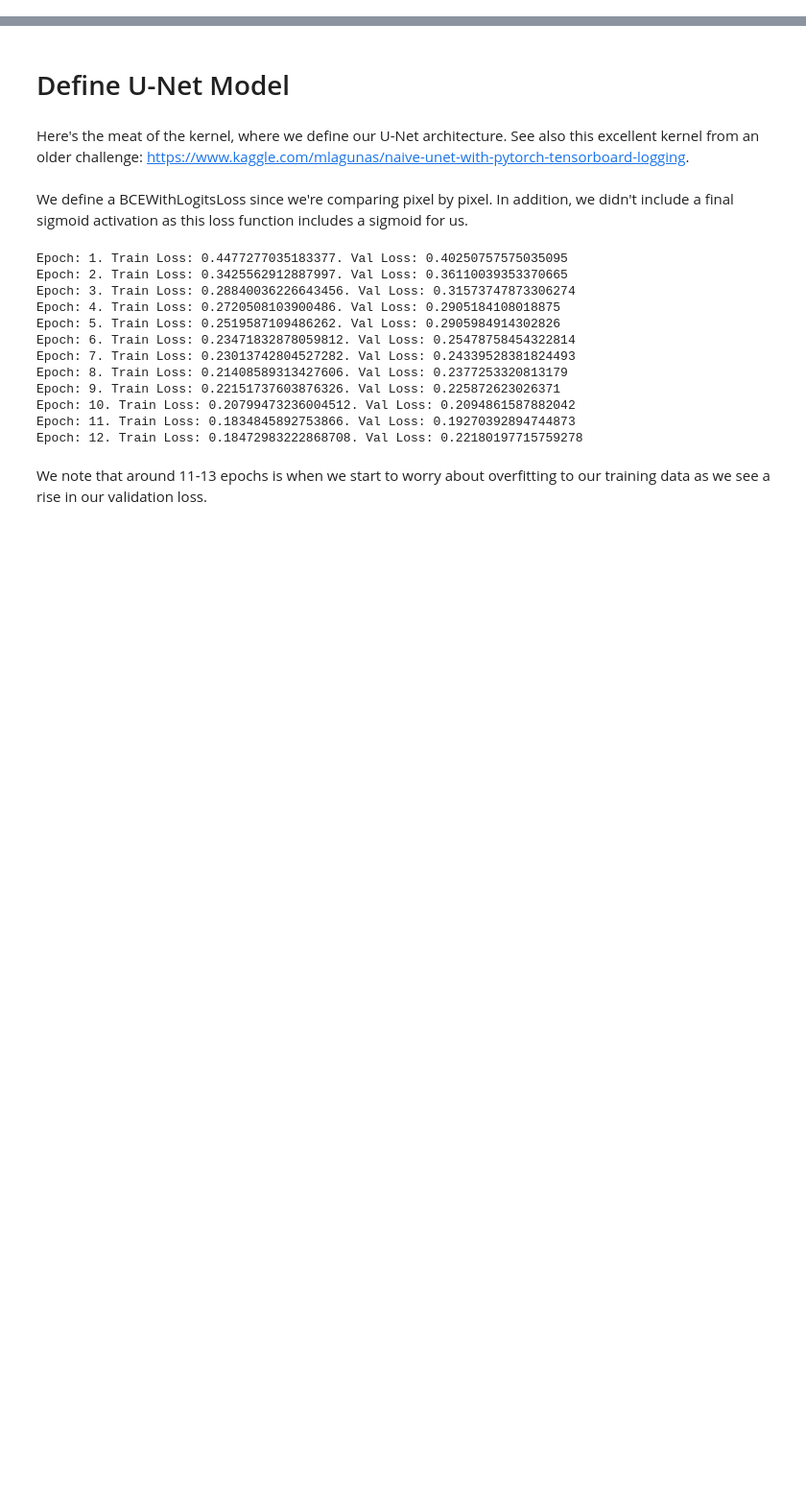
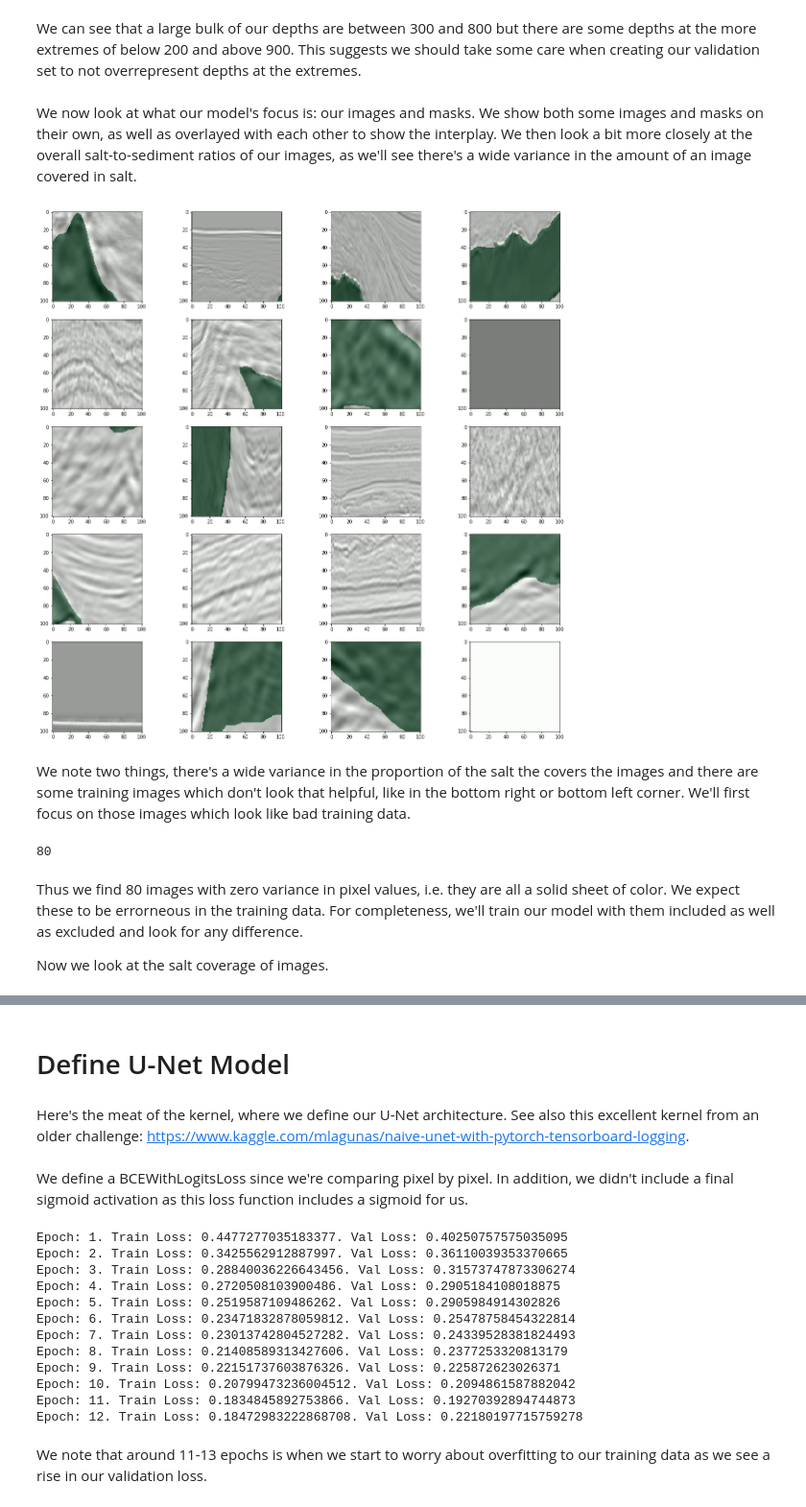
Before and after one commit to eistre91/thinkful-projects, a Jupyter notebook: TGS Salt Identification - Final Capstone.ipynb, the cells around one changed output, grey strips where cells are left out. Shown at 96% size. Cells and saved outputs as stored; diff of their text form; code cells hidden in the pictures; blank space fills up the shorter version.

```diff
--- a/TGS Salt Identification - Final Capstone.ipynb
+++ b/TGS Salt Identification - Final Capstone.ipynb
@@ -63,17 +0,0 @@ test_ids = next(os.walk(path_test+"images"))[2]
-# %%
-# Get and resize train images and masks
-X_train = np.zeros((len(train_ids), im_height, im_width, im_chan), dtype=np.uint8)
-Y_train = np.zeros((len(train_ids), im_height, im_width, 1), dtype=np.bool_)
-print('Getting and resizing train images and masks ... ')
-sys.stdout.flush()
-for n, id_ in tqdm_notebook(enumerate(train_ids), total=len(train_ids)):
-    img = imread(path_train + '/images/' + id_)
-    x = resize(img, (128, 128, 1), mode='constant', preserve_range=True)
-    X_train[n] = x
-    mask = imread(path_train + '/masks/' + id_)
-    Y_train[n] = resize(mask, (128, 128, 1),
-                        mode='constant',
-                        anti_aliasing=True,
-                        preserve_range=True)
-
-print('Done!')
@@ -144,0 +43,5 @@ You may need to tweak your batch_size based on how much memory you have on your
+# %%
+train_df = pd.read_csv("SaltID/train.csv", index_col=[0])
+train_df.fillna('', inplace=True)
+train_df = pd.concat([train_df, depths], axis=1, join='inner')
+train_df.head()
@@ -144,0 +65,20 @@ You may need to tweak your batch_size based on how much memory you have on your
+# %% [markdown]
+We can see that a large bulk of our depths are between 300 and 800 but there are some depths at the more extremes of below 200 and above 900. This suggests we should take some care when creating our validation set to not overrepresent depths at the extremes.
+# %% [markdown]
+We now look at what our model's focus is: our images and masks. We show both some images and masks on their own, as well as overlayed with each other to show the interplay. We then look a bit more closely at the overall salt-to-sediment ratios of our images, as we'll see there's a wide variance in the amount of an image covered in salt.
+# %%
+sample_images = train_df.sample(20, random_state=42).index
+
+fig, axs = plt.subplots(5, 4, figsize=(20, 20))
+axs_f = axs.flatten()
+for i, image in enumerate(sample_images):
+    img = imread('SaltID/train/images/' + image + '.png')
+    mask = imread('SaltID/train/masks/' + image + '.png')
+
+    ax = axs_f[i]
+    ax.imshow(img, cmap="Greys")
+    ax.imshow(mask, alpha=0.5, cmap="Greens")
+# %% [output]
+[figure, added]
+# %% [markdown]
+We note two things, there's a wide variance in the proportion of the salt the covers the images and there are some training images which don't look that helpful, like in the bottom right or bottom left corner. We'll first focus on those images which look like bad training data.
@@ -144,0 +102,12 @@ You may need to tweak your batch_size based on how much memory you have on your
+# %%
+low_var_ids = []
+for idx, row in train_df.iterrows():
+    if np.var(row['img']) == 0:
+        low_var_ids.append(idx)
+print(len(low_var_ids))
+# %% [output]
+80
+# %% [markdown]
+Thus we find 80 images with zero variance in pixel values, i.e. they are all a solid sheet of color. We expect these to be errorneous in the training data. For completeness, we'll train our model with them included as well as excluded and look for any difference.
+
+Now we look at the salt coverage of images.
```
Also changed, not shown: parts of 56 cells of this notebook, 6 other files.
